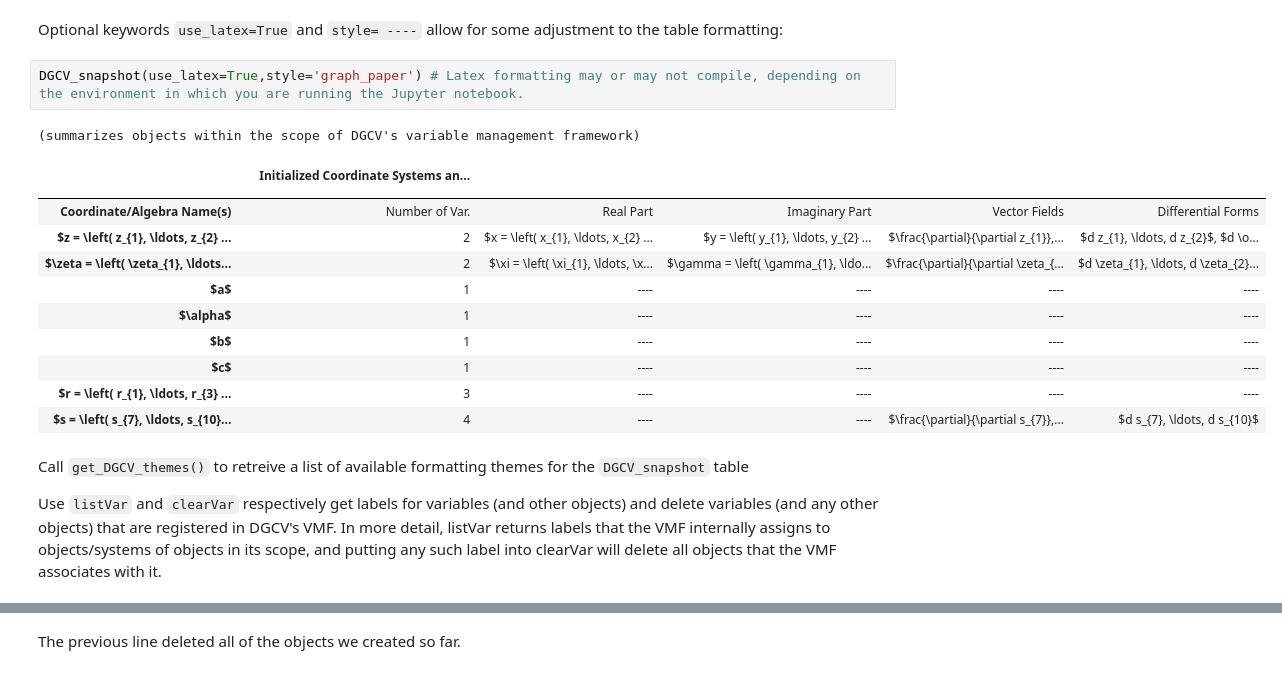
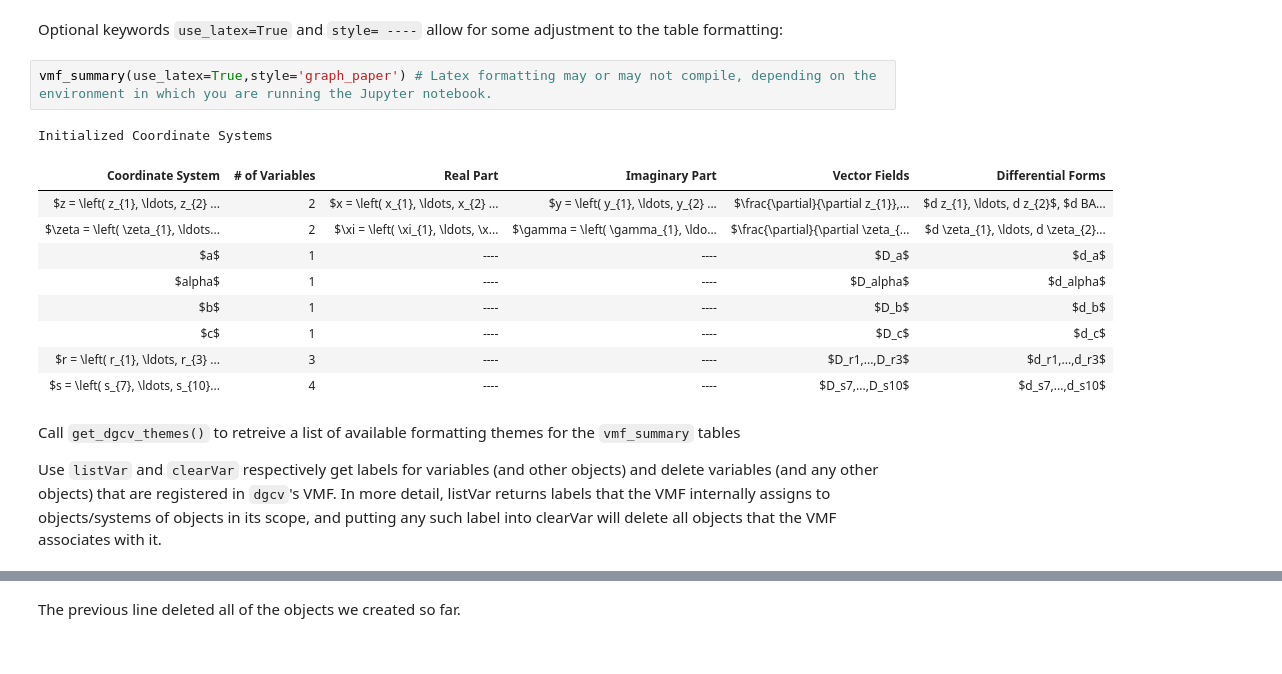
Before and after one commit to YikesItsSykes/DGCV, a Jupyter notebook: tutorials/DGCV_introduction.ipynb, the cells around one changed output, grey strips where cells are left out. Saved outputs shown, nothing was run; the diff lists cells and outputs as text.

```diff
--- a/tutorials/DGCV_introduction.ipynb
+++ b/tutorials/DGCV_introduction.ipynb
@@ -199,24 +176,22 @@ DGCV_snapshot()
 # %% [markdown]
 Optional keywords `use_latex=True` and `style= ----` allow for some adjustment to the table formatting:
 # %%
-DGCV_snapshot(use_latex=True,style='graph_paper') # Latex formatting may or may not compile, depending on the environment in which you are running the Jupyter notebook.
+vmf_summary(use_latex=True,style='graph_paper') # Latex formatting may or may not compile, depending on the environment in which you are running the Jupyter notebook.
 # %% [output]
-(summarizes objects within the scope of DGCV's variable management framework)
+Initialized Coordinate Systems
-|  |  | Initialized Coordinate Systems an... |  |  |  |  |
-|  |  |  |  |  |  |  |
-| Coordinate/Algebra Name(s) |  | Number of Var. | Real Part | Imaginary Part | Vector Fields | Differential Forms |
-| $z = \left( z_{1}, \ldots, z_{2} ... |  | 2 | $x = \left( x_{1}, \ldots, x_{2} ... | $y = \left( y_{1}, \ldots, y_{2} ... | $\frac{\partial}{\partial z_{1}},... | $d z_{1}, \ldots, d z_{2}$, $d \o... |
-| $\zeta = \left( \zeta_{1}, \ldots... |  | 2 | $\xi = \left( \xi_{1}, \ldots, \x... | $\gamma = \left( \gamma_{1}, \ldo... | $\frac{\partial}{\partial \zeta_{... | $d \zeta_{1}, \ldots, d \zeta_{2}... |
-| $a$ |  | 1 | ---- | ---- | ---- | ---- |
-| $\alpha$ |  | 1 | ---- | ---- | ---- | ---- |
-| $b$ |  | 1 | ---- | ---- | ---- | ---- |
-| $c$ |  | 1 | ---- | ---- | ---- | ---- |
-| $r = \left( r_{1}, \ldots, r_{3} ... |  | 3 | ---- | ---- | ---- | ---- |
-| $s = \left( s_{7}, \ldots, s_{10}... |  | 4 | ---- | ---- | $\frac{\partial}{\partial s_{7}},... | $d s_{7}, \ldots, d s_{10}$ |
+| Coordinate System | # of Variables | Real Part | Imaginary Part | Vector Fields | Differential Forms |
+| $z = \left( z_{1}, \ldots, z_{2} ... | 2 | $x = \left( x_{1}, \ldots, x_{2} ... | $y = \left( y_{1}, \ldots, y_{2} ... | $\frac{\partial}{\partial z_{1}},... | $d z_{1}, \ldots, d z_{2}$, $d BA... |
+| $\zeta = \left( \zeta_{1}, \ldots... | 2 | $\xi = \left( \xi_{1}, \ldots, \x... | $\gamma = \left( \gamma_{1}, \ldo... | $\frac{\partial}{\partial \zeta_{... | $d \zeta_{1}, \ldots, d \zeta_{2}... |
+| $a$ | 1 | ---- | ---- | $D_a$ | $d_a$ |
+| $alpha$ | 1 | ---- | ---- | $D_alpha$ | $d_alpha$ |
+| $b$ | 1 | ---- | ---- | $D_b$ | $d_b$ |
+| $c$ | 1 | ---- | ---- | $D_c$ | $d_c$ |
+| $r = \left( r_{1}, \ldots, r_{3} ... | 3 | ---- | ---- | $D_r1,...,D_r3$ | $d_r1,...,d_r3$ |
+| $s = \left( s_{7}, \ldots, s_{10}... | 4 | ---- | ---- | $D_s7,...,D_s10$ | $d_s7,...,d_s10$ |
 # %% [markdown]
-Call `get_DGCV_themes()` to retreive a list of available formatting themes for the `DGCV_snapshot` table
+Call `get_dgcv_themes()` to retreive a list of available formatting themes for the `vmf_summary` tables
 
-Use `listVar` and `clearVar` respectively get labels for variables (and other objects) and delete variables (and any other objects) that are registered in DGCV's VMF. In more detail, listVar returns labels that the VMF internally assigns to objects/systems of objects in its scope, and putting any such label into clearVar will delete all objects that the VMF associates with it.
+Use `listVar` and `clearVar` respectively get labels for variables (and other objects) and delete variables (and any other objects) that are registered in `dgcv`'s VMF. In more detail, listVar returns labels that the VMF internally assigns to objects/systems of objects in its scope, and putting any such label into clearVar will delete all objects that the VMF associates with it.
 # %%
 clearVar(*listVar())
 # %% [output]
```
Also changed, not shown: parts of 105 cells of this notebook, 14 other files.
